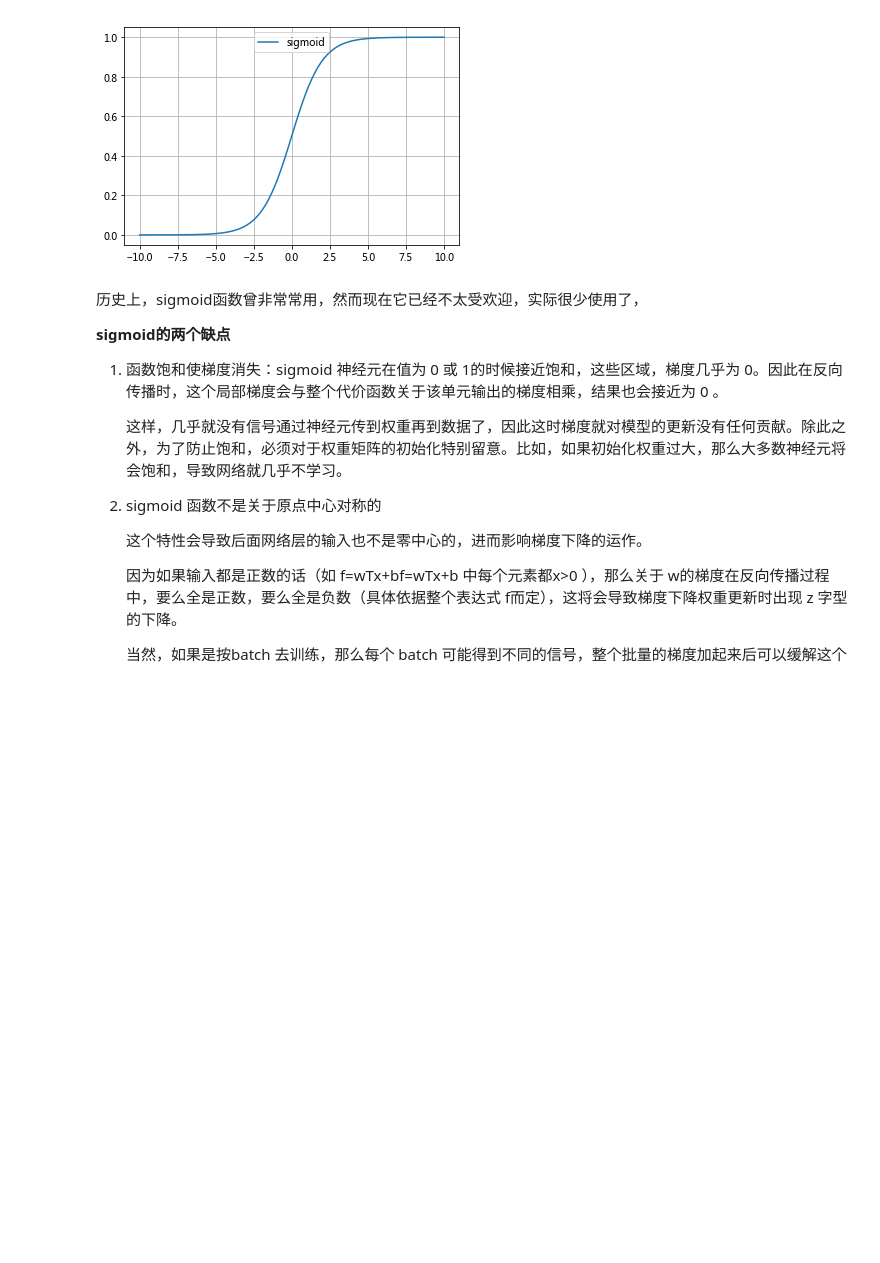
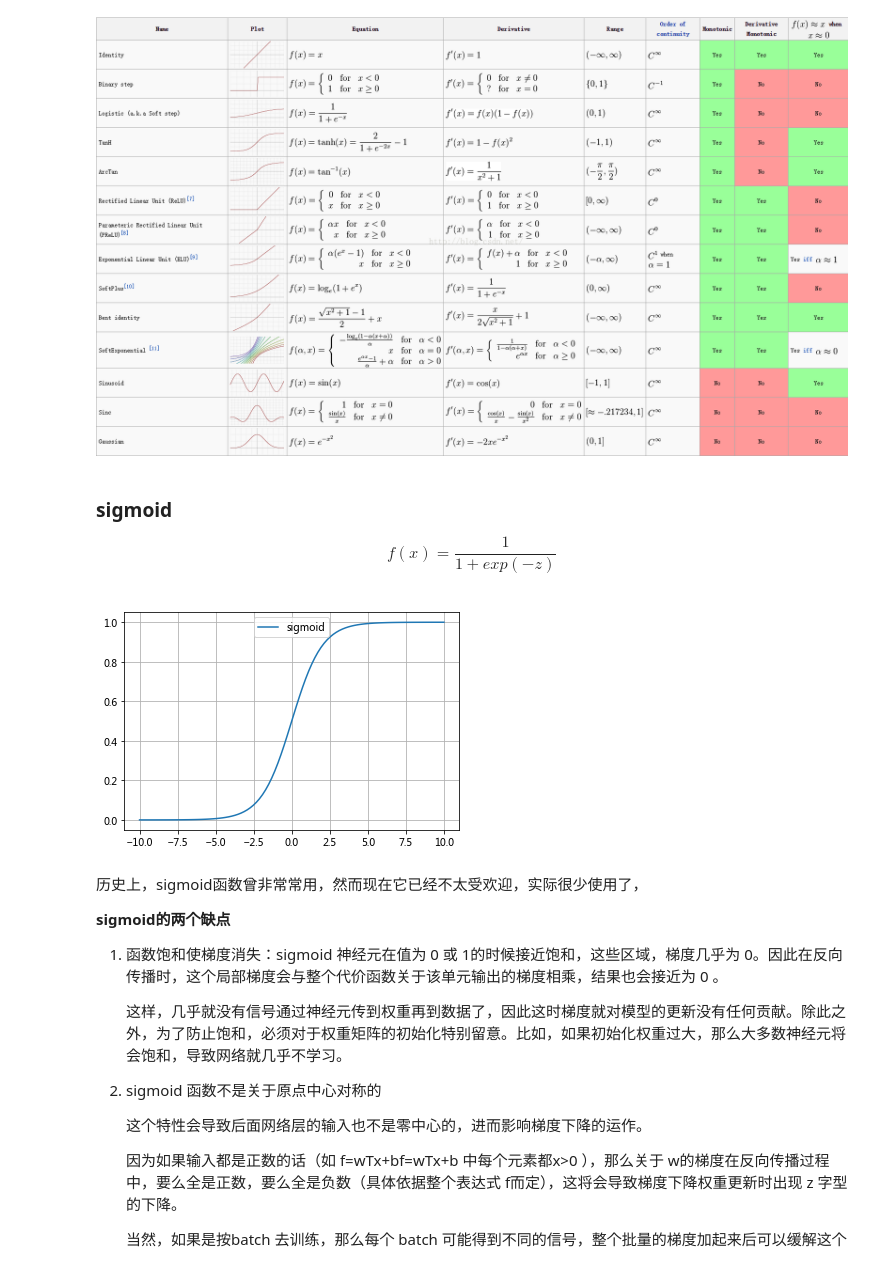
Before and after one commit to callinglove/ml_learning, a Jupyter notebook: notebook/activation.ipynb, the cells around one changed output. Saved outputs shown, nothing was run; the diff lists cells and outputs as text; code cells hidden in the pictures; blank space fills up the shorter version.

Commit message:
images显示

```diff
--- a/notebook/activation.ipynb
+++ b/notebook/activation.ipynb
@@ -19,3 +15,12 @@ $$f(x)=\frac{1}{1+exp(-z)}$$
+# %%
+from IPython.core.display import Image, display
+display(Image('activation.png', width=1700, unconfined=True))
+# %% [output]
+[figure, added]
+# %% [markdown]
+### sigmoid
+
+$$f(x)=\frac{1}{1+exp(-z)}$$
 # %%
 %matplotlib inline
 
```
Also changed, not shown: parts of 2 cells of this notebook.
